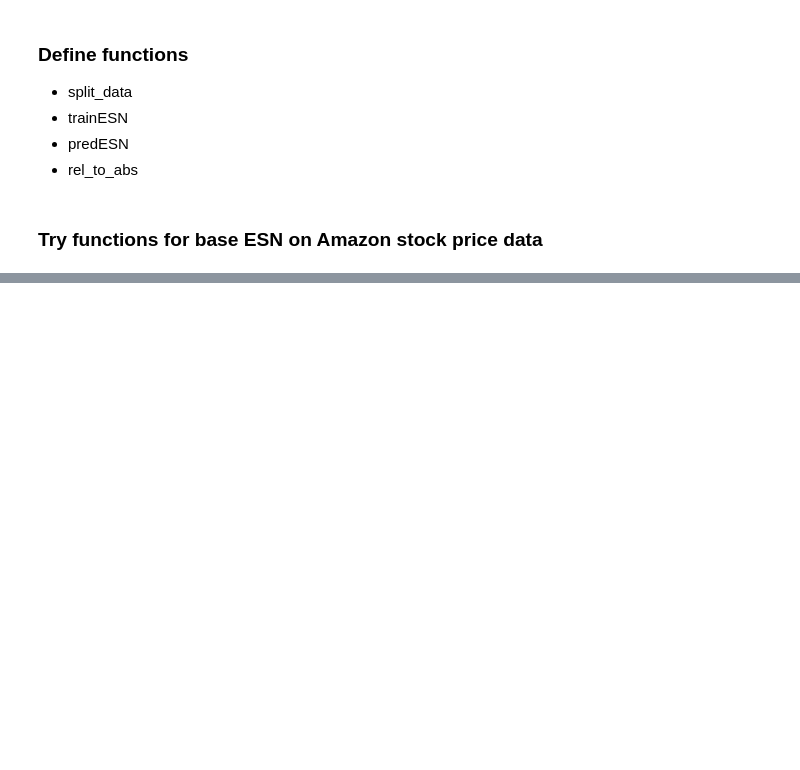
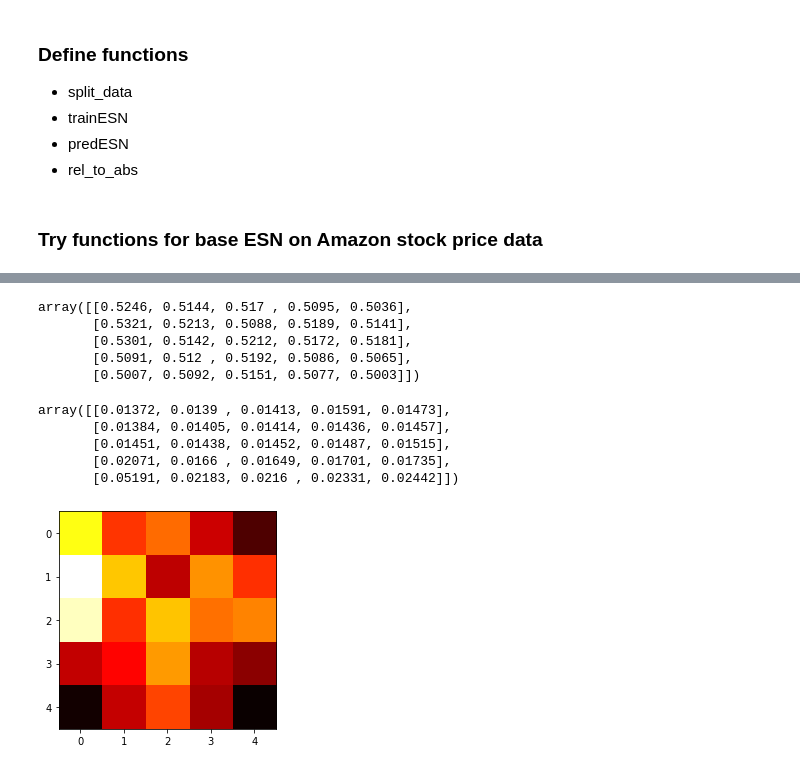
Before and after one commit to MarcoLandtHayen/EchoStateNetworks, a Jupyter notebook: notebooks/ESN_exp01.ipynb, the cells around one changed output, grey strips where cells are left out. Drawn from its saved outputs; the diff is of its cells as text; code cells hidden in the pictures; blank space fills up the shorter version.

```diff
--- a/notebooks/ESN_exp01.ipynb
+++ b/notebooks/ESN_exp01.ipynb
@@ -842,0 +545,11 @@ mae_free:  [30.5 42.2 13.3 30.9 25.2 31.8 41.4 17.7 37.2 23.1 47.2 57.1 40.3 43.
+# %%
+# Define grid for n_res and input_length.
+n_res_grid = [50, 100, 200, 500, 1000]
+input_length_grid = [10, 50, 100, 200, 300]
+
+# Set number of runs for each parameter selection.
+n_runs = 10
+
+# Initialize arrays for storing accuracy and mae for each run for each parameter selection.
+grid_accuracy = np.zeros((len(n_res_grid), len(input_length_grid), n_runs))
+grid_mae = np.zeros((len(n_res_grid), len(input_length_grid), n_runs))
@@ -842,0 +635,25 @@ mae_free:  [30.5 42.2 13.3 30.9 25.2 31.8 41.4 17.7 37.2 23.1 47.2 57.1 40.3 43.
+# %%
+# Get mean accuracy and mae for grid over all runs:
+mean_grid_accuracy = np.mean(grid_accuracy, axis=-1)
+mean_grid_mae = np.mean(grid_mae, axis=-1)
+# %%
+mean_grid_accuracy
+# %% [output]
+array([[0.5246, 0.5144, 0.517 , 0.5095, 0.5036],
+       [0.5321, 0.5213, 0.5088, 0.5189, 0.5141],
+       [0.5301, 0.5142, 0.5212, 0.5172, 0.5181],
+       [0.5091, 0.512 , 0.5192, 0.5086, 0.5065],
+       [0.5007, 0.5092, 0.5151, 0.5077, 0.5003]])
+# %%
+mean_grid_mae
+# %% [output]
+array([[0.01372, 0.0139 , 0.01413, 0.01591, 0.01473],
+       [0.01384, 0.01405, 0.01414, 0.01436, 0.01457],
+       [0.01451, 0.01438, 0.01452, 0.01487, 0.01515],
+       [0.02071, 0.0166 , 0.01649, 0.01701, 0.01735],
+       [0.05191, 0.02183, 0.0216 , 0.02331, 0.02442]])
+# %%
+plt.imshow(mean_grid_accuracy, cmap='hot', interpolation='nearest')
+plt.show()
+# %% [output]
+[figure, added]
```
Also changed, not shown: parts of 22 cells of this notebook.
